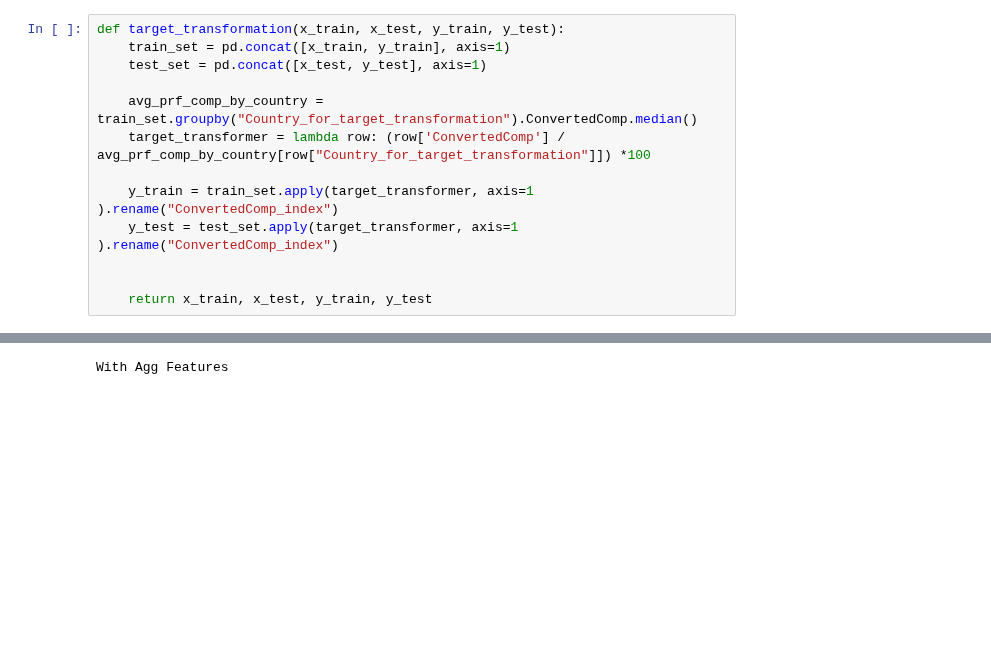
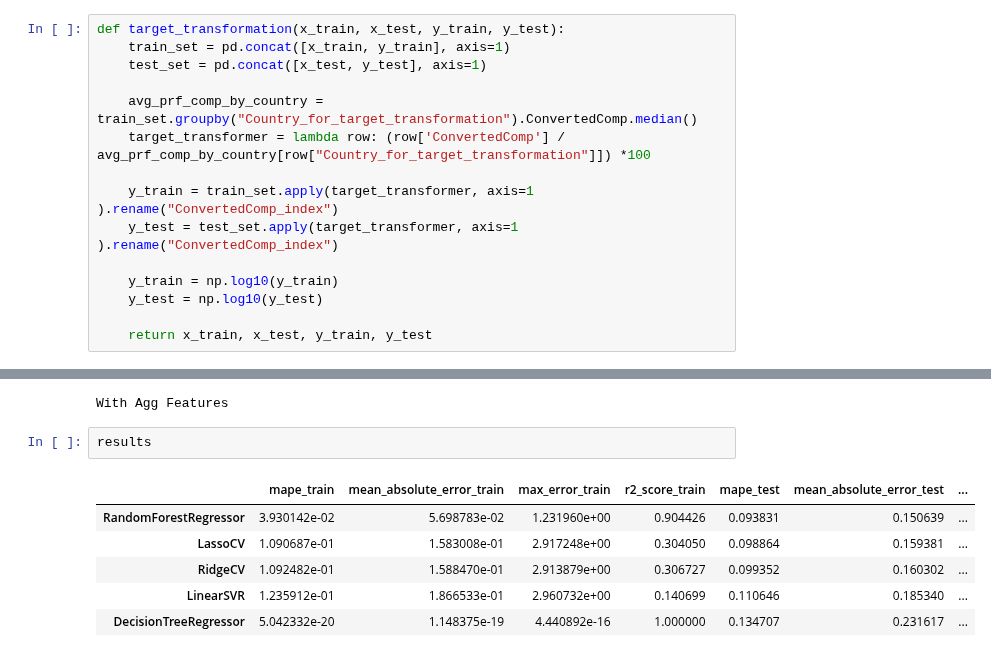
Before and after one commit to erdemsirel/ozu_data_science, a Jupyter notebook: DS 555 - Data Science & Strategy/ds555-project/notebooks/ds555_project-Modelling.ipynb, the cells around one changed output, grey strips where cells are left out. Cells and saved outputs as stored; diff of their text form; blank space fills up the shorter version.

```diff
--- a/DS 555 - Data Science & Strategy/ds555-project/notebooks/ds555_project-Modelling.ipynb
+++ b/DS 555 - Data Science & Strategy/ds555-project/notebooks/ds555_project-Modelling.ipynb
@@ -135,6 +139,8 @@ def target_transformation(x_train, x_test, y_train, y_test):
     y_train = train_set.apply(target_transformer, axis=1 ).rename("ConvertedComp_index")
     y_test = test_set.apply(target_transformer, axis=1 ).rename("ConvertedComp_index")
 
+    y_train = np.log10(y_train)
+    y_test = np.log10(y_test)
 
     return x_train, x_test, y_train, y_test
 # %%
@@ -391,3 +434,12 @@ results = run(exclude_columns=None, name="With Agg Features",
              transform_target=True)
 # %% [output]
 With Agg Features
+# %%
+results
+# %% [output]
+|  | mape_train | mean_absolute_error_train | max_error_train | r2_score_train | mape_test | mean_absolute_error_test | ... |
+| RandomForestRegressor | 3.930142e-02 | 5.698783e-02 | 1.231960e+00 | 0.904426 | 0.093831 | 0.150639 | ... |
+| LassoCV | 1.090687e-01 | 1.583008e-01 | 2.917248e+00 | 0.304050 | 0.098864 | 0.159381 | ... |
+| RidgeCV | 1.092482e-01 | 1.588470e-01 | 2.913879e+00 | 0.306727 | 0.099352 | 0.160302 | ... |
+| LinearSVR | 1.235912e-01 | 1.866533e-01 | 2.960732e+00 | 0.140699 | 0.110646 | 0.185340 | ... |
+| DecisionTreeRegressor | 5.042332e-20 | 1.148375e-19 | 4.440892e-16 | 1.000000 | 0.134707 | 0.231617 | ... |
```
Also changed, not shown: parts of 15 cells of this notebook, 3 other files.
